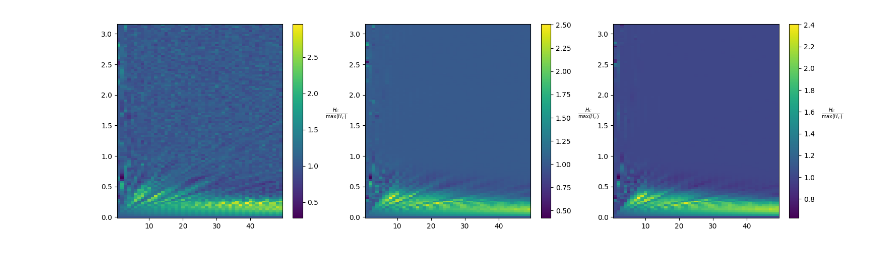
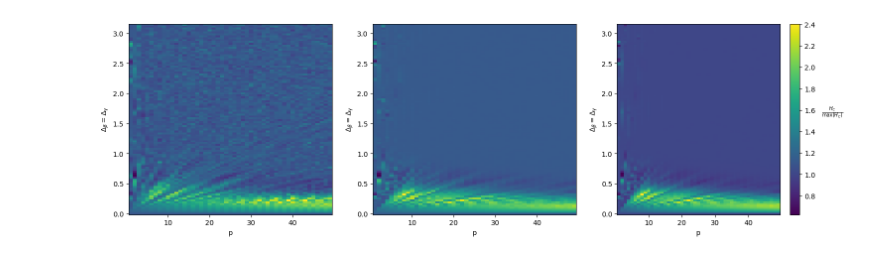
Before and after one commit to JoshCudby/quantum_pangenomics, a Jupyter notebook: new_qubo_formulation/qubo_qaoa/nonvariational/plot_param_exploration.ipynb, the cells around one changed output. Drawn from its saved outputs; the diff is of its cells as text; code cells hidden in the pictures.

Commit message:
New qubo formulation -- wip

```diff
--- a/new_qubo_formulation/qubo_qaoa/nonvariational/plot_param_exploration.ipynb
+++ b/new_qubo_formulation/qubo_qaoa/nonvariational/plot_param_exploration.ipynb
@@ -4,28 +5,32 @@ from matplotlib import pyplot as plt
 import numpy as np
 # %%
-def plot(ax, filename, maxd, maxp, normalise=True):
-    with open(f'/lustre/scratch127/qpg/jc59/new_qubo_formulation/oriented/LR_param_exploration.no_shot_noise.{filename}.d{maxd}.p{maxp}.pkl', 'rb') as f:
+def plot(ax, filename, maxd, maxp, normalise=True, show_cbar=False):
+    with open(f'/lustre/scratch127/qpg/jc59/new_qubo_formulation/oriented/param_exploration/LR_param_exploration.no_shot_noise.{filename}.d{maxd}.p{maxp}.pkl', 'rb') as f:
         res = pickle.load(f)
     energies = res['energies']
-    deltas = res['deltas']
+    deltas = res['delta_bs'] if 'delta_bs' in res.keys() else res['deltas']
     ps = res['ps']
     energies = np.array(energies)
     if normalise:
         # energies /= energies.max()
         energies /= energies[0,0]
     im = ax.pcolormesh(ps, deltas, energies.T, shading='nearest')
-    cbar = ax.figure.colorbar(im, ax=ax)
-    label = '$\\frac{H_C}{\\max(H_C)}$' if normalise else '${H_C}$'
-    cbar.ax.set_ylabel(label, rotation=0, va="bottom", labelpad=25)
+
+    if show_cbar:
+        cbar = ax.figure.colorbar(im, ax=ax)
+        label = '$\\frac{H_C}{\\max(H_C)}$' if normalise else '${H_C}$'
+        cbar.ax.set_ylabel(label, rotation=0, va="bottom", labelpad=25)
+    ax.set_xlabel('p')
+    ax.set_ylabel(r'$\Delta_\beta = \Delta_\gamma$')
     return ax
 # %%
 fig, axs = plt.subplots(1, 3)
 ax0 = plot(axs[0], 'test_N2_W2', '3.14', '49', True)
 ax1 = plot(axs[1],'trivial', '3.14', '49', True)
-ax2 = plot(axs[2],'test_N3_W4', '3.14', '49', True)
+ax2 = plot(axs[2],'test_N3_W4', '3.14', '49', True, True)
 fig.set_figheight(5)
 fig.set_figwidth(18)
 # %% [output]
-[figure, old version]
+[figure, new version]
 # %%
 def plot_3d(axs, filename, maxdb, maxdg, maxp, normalise=True):
```
Also changed, not shown: parts of 8 cells of this notebook, 5 other files.
